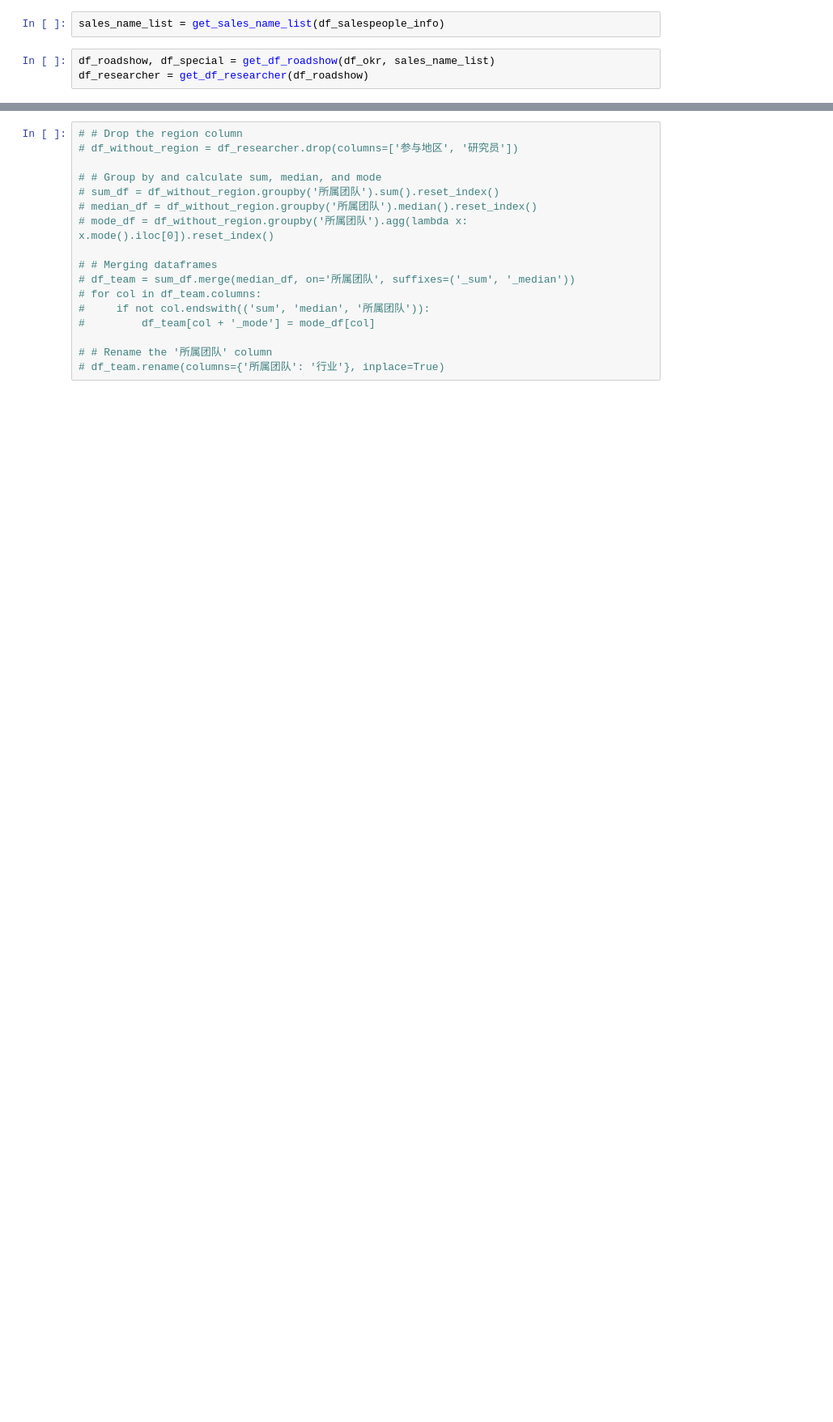
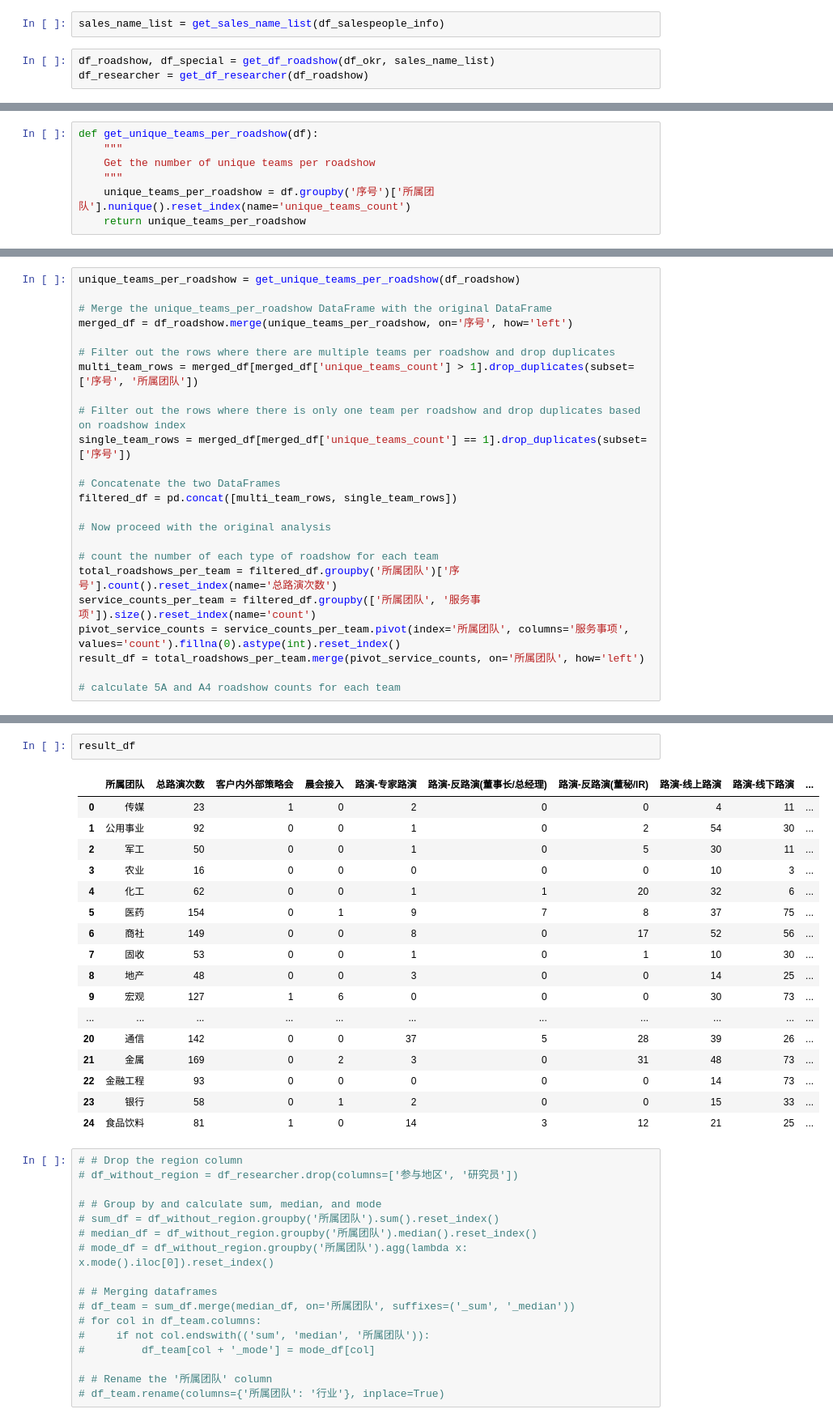
Before and after one commit to OuHaoyun/okr-evaluation, a Jupyter notebook: okr-eval-v2.ipynb, the cells around one changed output, grey strips where cells are left out. Shown at 81% size. Saved outputs shown, nothing was run; the diff lists cells and outputs as text; blank space fills up the shorter version.

```diff
--- a/okr-eval-v2.ipynb
+++ b/okr-eval-v2.ipynb
@@ -16,0 +33,7 @@ df_researcher = get_df_researcher(df_roadshow)
+# %%
+def get_unique_teams_per_roadshow(df):
+    """
+    Get the number of unique teams per roadshow
+    """
+    unique_teams_per_roadshow = df.groupby('序号')['所属团队'].nunique().reset_index(name='unique_teams_count')
+    return unique_teams_per_roadshow
@@ -16,0 +79,24 @@ df_researcher = get_df_researcher(df_roadshow)
+# %%
+unique_teams_per_roadshow = get_unique_teams_per_roadshow(df_roadshow)
+
+# Merge the unique_teams_per_roadshow DataFrame with the original DataFrame
+merged_df = df_roadshow.merge(unique_teams_per_roadshow, on='序号', how='left')
+
+# Filter out the rows where there are multiple teams per roadshow and drop duplicates
+multi_team_rows = merged_df[merged_df['unique_teams_count'] > 1].drop_duplicates(subset=['序号', '所属团队'])
+
+# Filter out the rows where there is only one team per roadshow and drop duplicates based on roadshow index
+single_team_rows = merged_df[merged_df['unique_teams_count'] == 1].drop_duplicates(subset=['序号'])
+
+# Concatenate the two DataFrames
+filtered_df = pd.concat([multi_team_rows, single_team_rows])
+
+# Now proceed with the original analysis
+
+# count the number of each type of roadshow for each team
+total_roadshows_per_team = filtered_df.groupby('所属团队')['序号'].count().reset_index(name='总路演次数')
+service_counts_per_team = filtered_df.groupby(['所属团队', '服务事项']).size().reset_index(name='count')
+pivot_service_counts = service_counts_per_team.pivot(index='所属团队', columns='服务事项', values='count').fillna(0).astype(int).reset_index()
+result_df = total_roadshows_per_team.merge(pivot_service_counts, on='所属团队', how='left')
+
+# calculate 5A and A4 roadshow counts for each team
@@ -17,3 +123,23 @@ df_researcher = get_df_researcher(df_roadshow)
+# %%
+result_df
+# %% [output]
+|  | 所属团队 | 总路演次数 | 客户内外部策略会 | 晨会接入 | 路演-专家路演 | 路演-反路演(董事长/总经理) | 路演-反路演(董秘/IR) | 路演-线上路演 | 路演-线下路演 | ... |
+| 0 | 传媒 | 23 | 1 | 0 | 2 | 0 | 0 | 4 | 11 | ... |
+| 1 | 公用事业 | 92 | 0 | 0 | 1 | 0 | 2 | 54 | 30 | ... |
+| 2 | 军工 | 50 | 0 | 0 | 1 | 0 | 5 | 30 | 11 | ... |
+| 3 | 农业 | 16 | 0 | 0 | 0 | 0 | 0 | 10 | 3 | ... |
+| 4 | 化工 | 62 | 0 | 0 | 1 | 1 | 20 | 32 | 6 | ... |
+| 5 | 医药 | 154 | 0 | 1 | 9 | 7 | 8 | 37 | 75 | ... |
+| 6 | 商社 | 149 | 0 | 0 | 8 | 0 | 17 | 52 | 56 | ... |
+| 7 | 固收 | 53 | 0 | 0 | 1 | 0 | 1 | 10 | 30 | ... |
+| 8 | 地产 | 48 | 0 | 0 | 3 | 0 | 0 | 14 | 25 | ... |
+| 9 | 宏观 | 127 | 1 | 6 | 0 | 0 | 0 | 30 | 73 | ... |
+| ... | ... | ... | ... | ... | ... | ... | ... | ... | ... | ... |
+| 20 | 通信 | 142 | 0 | 0 | 37 | 5 | 28 | 39 | 26 | ... |
+| 21 | 金属 | 169 | 0 | 2 | 3 | 0 | 31 | 48 | 73 | ... |
+| 22 | 金融工程 | 93 | 0 | 0 | 0 | 0 | 0 | 14 | 73 | ... |
+| 23 | 银行 | 58 | 0 | 1 | 2 | 0 | 0 | 15 | 33 | ... |
+| 24 | 食品饮料 | 81 | 1 | 0 | 14 | 3 | 12 | 21 | 25 | ... |
 # %%
 # # Drop the region column
 # df_without_region = df_researcher.drop(columns=['参与地区', '研究员'])
```
Also changed, not shown: parts of 8 cells of this notebook, 1 other file.
